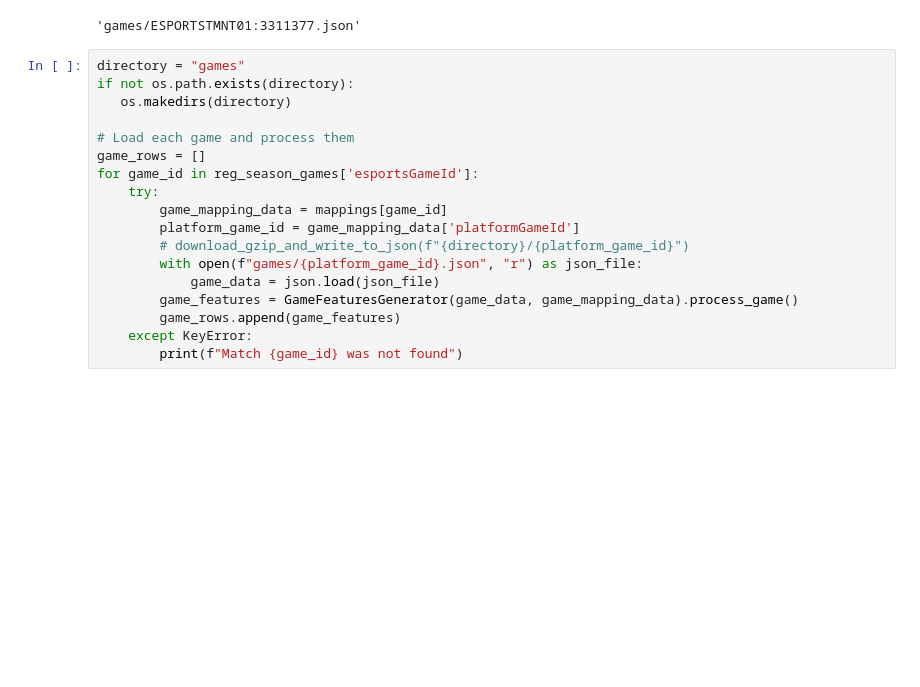
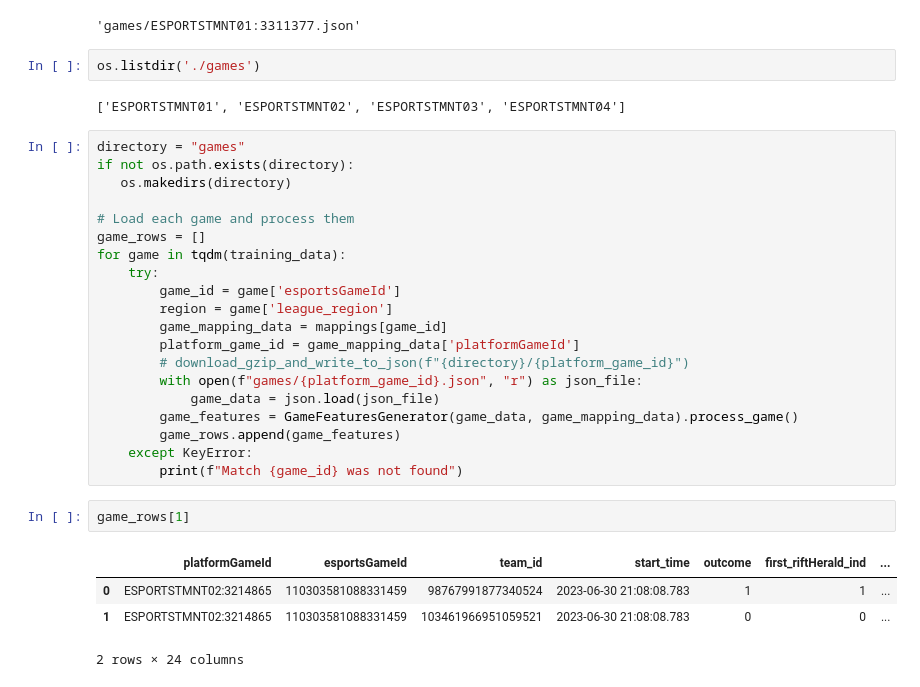
Before and after one commit to brjhsu/LeagueRankings, a Jupyter notebook: LCS Predictions v2.ipynb, the cells around one changed output. Saved outputs shown, nothing was run; the diff lists cells and outputs as text; blank space fills up the shorter version.

```diff
--- a/LCS Predictions v2.ipynb
+++ b/LCS Predictions v2.ipynb
@@ -128,6 +242,10 @@ platform_game_id = mappings[training_data.iloc[1]['esportsGameId']]['platformGam
 f"games/{platform_game_id}.json"
 # %% [output]
 'games/ESPORTSTMNT01:3311377.json'
+# %%
+os.listdir('./games')
+# %% [output]
+['ESPORTSTMNT01', 'ESPORTSTMNT02', 'ESPORTSTMNT03', 'ESPORTSTMNT04']
 # %%
 directory = "games"
 if not os.path.exists(directory):
@@ -135,8 +253,10 @@ if not os.path.exists(directory):
 
 # Load each game and process them
 game_rows = []
-for game_id in reg_season_games['esportsGameId']:
+for game in tqdm(training_data):
     try:
+        game_id = game['esportsGameId']
+        region = game['league_region']
         game_mapping_data = mappings[game_id]
         platform_game_id = game_mapping_data['platformGameId']
         # download_gzip_and_write_to_json(f"{directory}/{platform_game_id}")
@@ -146,3 +266,10 @@ for game_id in reg_season_games['esportsGameId']:
         game_rows.append(game_features)
     except KeyError:
         print(f"Match {game_id} was not found")
+# %%
+game_rows[1]
+# %% [output]
+|  | platformGameId | esportsGameId | team_id | start_time | outcome | first_riftHerald_ind | ... |
+| 0 | ESPORTSTMNT02:3214865 | 110303581088331459 | 98767991877340524 | 2023-06-30 21:08:08.783 | 1 | 1 | ... |
+| 1 | ESPORTSTMNT02:3214865 | 110303581088331459 | 103461966951059521 | 2023-06-30 21:08:08.783 | 0 | 0 | ... |
+2 rows × 24 columns
```
Also changed, not shown: parts of 12 cells of this notebook, 12 other files.
